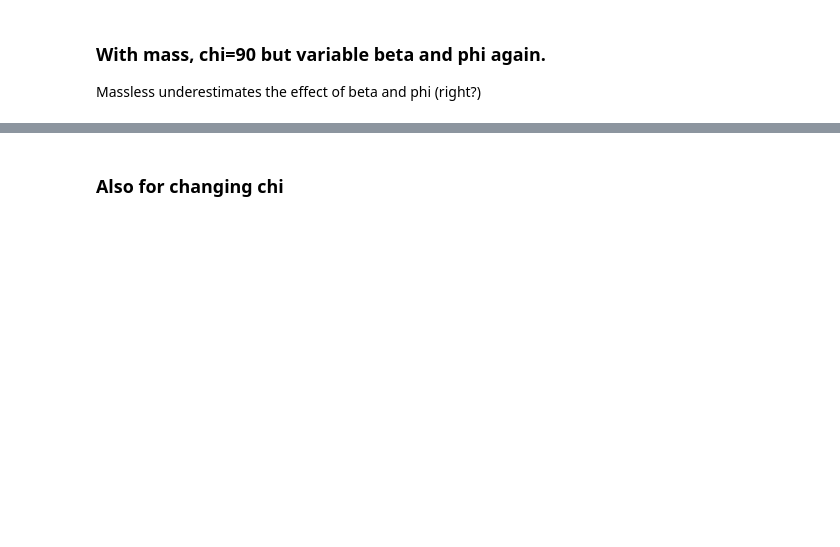
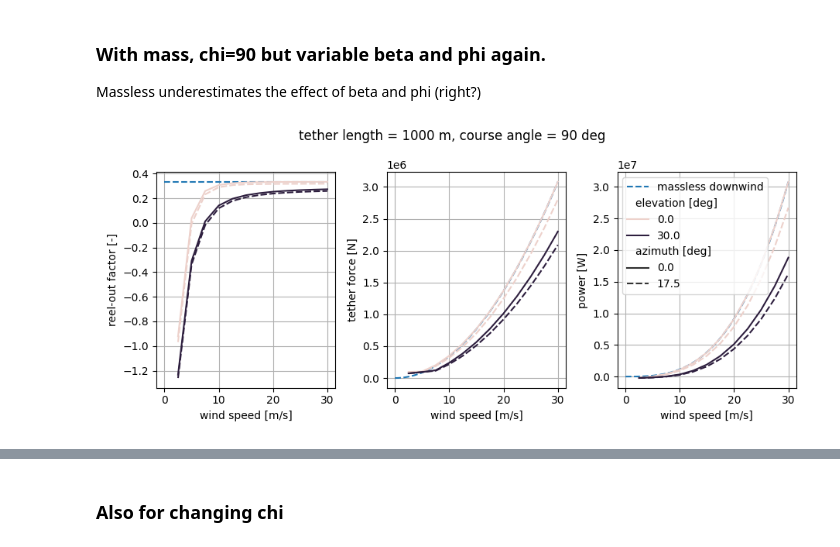
Before and after one commit to jesseishi/AWE_winch_control_heavy_kites, a Jupyter notebook: src/qss_heavy_analysis.ipynb, the cells around one changed output, grey strips where cells are left out. Drawn from its saved outputs; the diff is of its cells as text; code cells hidden in the pictures; blank space fills up the shorter version.

```diff
--- a/src/qss_heavy_analysis.ipynb
+++ b/src/qss_heavy_analysis.ipynb
@@ -337,36 +355,39 @@ plt.savefig("../results/vrFt_mass.png")
 Massless underestimates the effect of beta and phi (right?)
 # %%
 # fFP graph
-beta_deg_bar = 30
-phi_deg_bar = 17.5
+beta_deg_bar = 0
+phi_deg_bar = 0
+phi_deg_max = 18
 chi_deg_bar = 90
 Lt_m_bar = 1000
 temp = qss_star[
     (qss_star["Lt_m"] == Lt_m_bar)
-    & (qss_star["beta_deg"] == beta_deg_bar)
-    & (qss_star["phi_deg"] == phi_deg_bar)
+    # & (qss_star["beta_deg"] == beta_deg_bar)
+    & (qss_star["phi_deg"] < phi_deg_max)
     & (qss_star["chi_deg"] == chi_deg_bar)
 ]
 temp2 = qss_massless_analytical_star[
     (qss_massless_analytical_star["Lt_m"] == Lt_m_bar)
     & (qss_massless_analytical_star["beta_deg"] == beta_deg_bar)
     & (qss_massless_analytical_star["phi_deg"] == phi_deg_bar)
 ]
 
 fig, axs = plt.subplots(1, 3, figsize=FULLSIZE)
-fig.suptitle(f"elevation = {beta_deg_bar} deg, azimuth = {phi_deg_bar} deg, tether length = {Lt_m_bar} m, course angle = {chi_deg_bar} deg")
+fig.suptitle(f"tether length = {Lt_m_bar} m, course angle = {chi_deg_bar} deg")
 
 for i, y in enumerate(["f_star", "Ftg_N_star", "P_W_star"]):
-    sns.lineplot(temp2, x="vw_mps", y=y, ax=axs[i], label="massless")
+    sns.lineplot(temp2, x="vw_mps", y=y, ax=axs[i], label="massless downwind")
     axs[i].lines[0].set_linestyle("--")
-    sns.lineplot(temp, x="vw_mps", y=y, ax=axs[i], label='with mass')
+    sns.lineplot(temp, x="vw_mps", y=y, ax=axs[i], hue='beta_deg', style='phi_deg')
     axs[i].grid()
     if i != 2:
         axs[i].get_legend().set_visible(False)
 
 set_labels(axs)
 plt.tight_layout()
 plt.savefig("../results/fFP_mass_betaphi.png")
+# %% [output]
+[figure, added]
 # %%
 # vr-Ft
 fig, ax = plt.subplots(1, 1, figsize=PARTSIZE)
```
Also changed, not shown: parts of 17 cells of this notebook, 4 other files.
